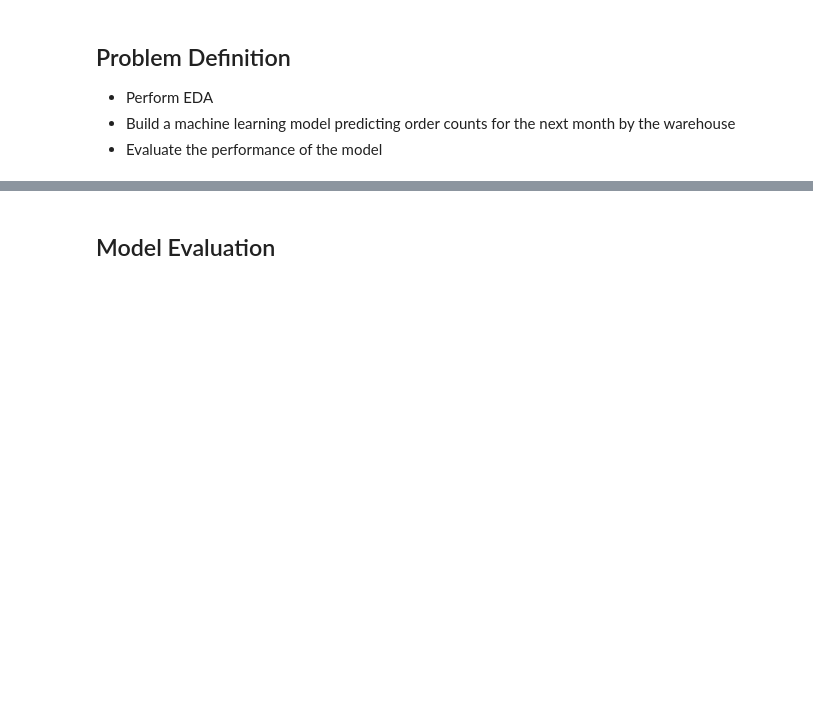
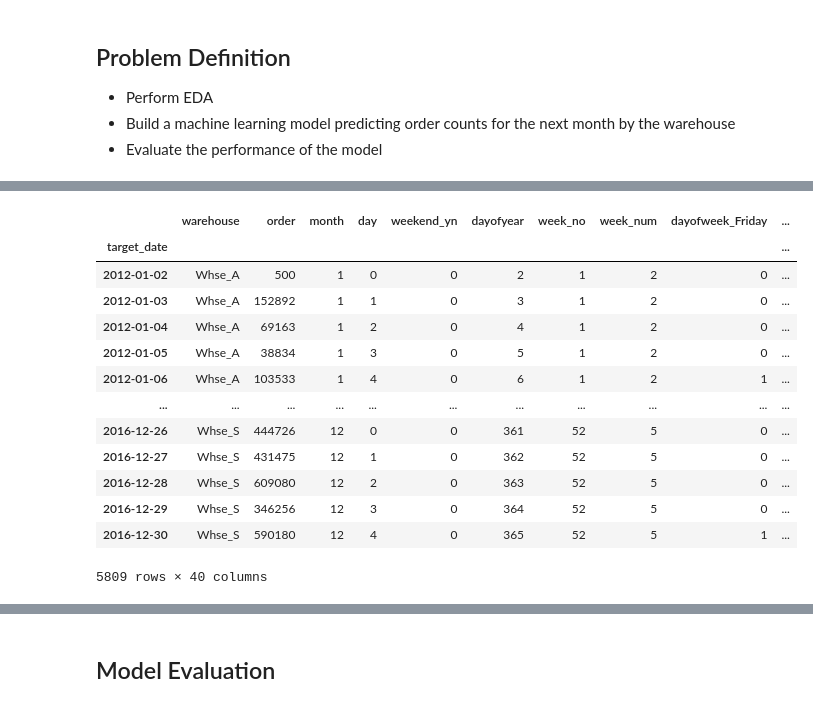
Before and after one commit to songhunhwa1/DS_demand_forecast, a Jupyter notebook: Forecast_Product_Demand/Modeling.ipynb, the cells around one changed output, grey strips where cells are left out. Saved outputs shown, nothing was run; the diff lists cells and outputs as text; code cells hidden in the pictures; blank space fills up the shorter version.

```diff
--- a/Forecast_Product_Demand/Modeling.ipynb
+++ b/Forecast_Product_Demand/Modeling.ipynb
@@ -282,0 +328,17 @@ pred_res.query("warehouse == 'Whse_S'")[['order','pred_cnt']].plot(figsize=(16,6
+# %%
+df
+# %% [output]
+|  | warehouse | order | month | day | weekend_yn | dayofyear | week_no | week_num | dayofweek_Friday | ... |
+| target_date |  |  |  |  |  |  |  |  |  | ... |
+| 2012-01-02 | Whse_A | 500 | 1 | 0 | 0 | 2 | 1 | 2 | 0 | ... |
+| 2012-01-03 | Whse_A | 152892 | 1 | 1 | 0 | 3 | 1 | 2 | 0 | ... |
+| 2012-01-04 | Whse_A | 69163 | 1 | 2 | 0 | 4 | 1 | 2 | 0 | ... |
+| 2012-01-05 | Whse_A | 38834 | 1 | 3 | 0 | 5 | 1 | 2 | 0 | ... |
+| 2012-01-06 | Whse_A | 103533 | 1 | 4 | 0 | 6 | 1 | 2 | 1 | ... |
+| ... | ... | ... | ... | ... | ... | ... | ... | ... | ... | ... |
+| 2016-12-26 | Whse_S | 444726 | 12 | 0 | 0 | 361 | 52 | 5 | 0 | ... |
+| 2016-12-27 | Whse_S | 431475 | 12 | 1 | 0 | 362 | 52 | 5 | 0 | ... |
+| 2016-12-28 | Whse_S | 609080 | 12 | 2 | 0 | 363 | 52 | 5 | 0 | ... |
+| 2016-12-29 | Whse_S | 346256 | 12 | 3 | 0 | 364 | 52 | 5 | 0 | ... |
+| 2016-12-30 | Whse_S | 590180 | 12 | 4 | 0 | 365 | 52 | 5 | 1 | ... |
+5809 rows × 40 columns
```
Also changed, not shown: parts of 10 cells of this notebook.
